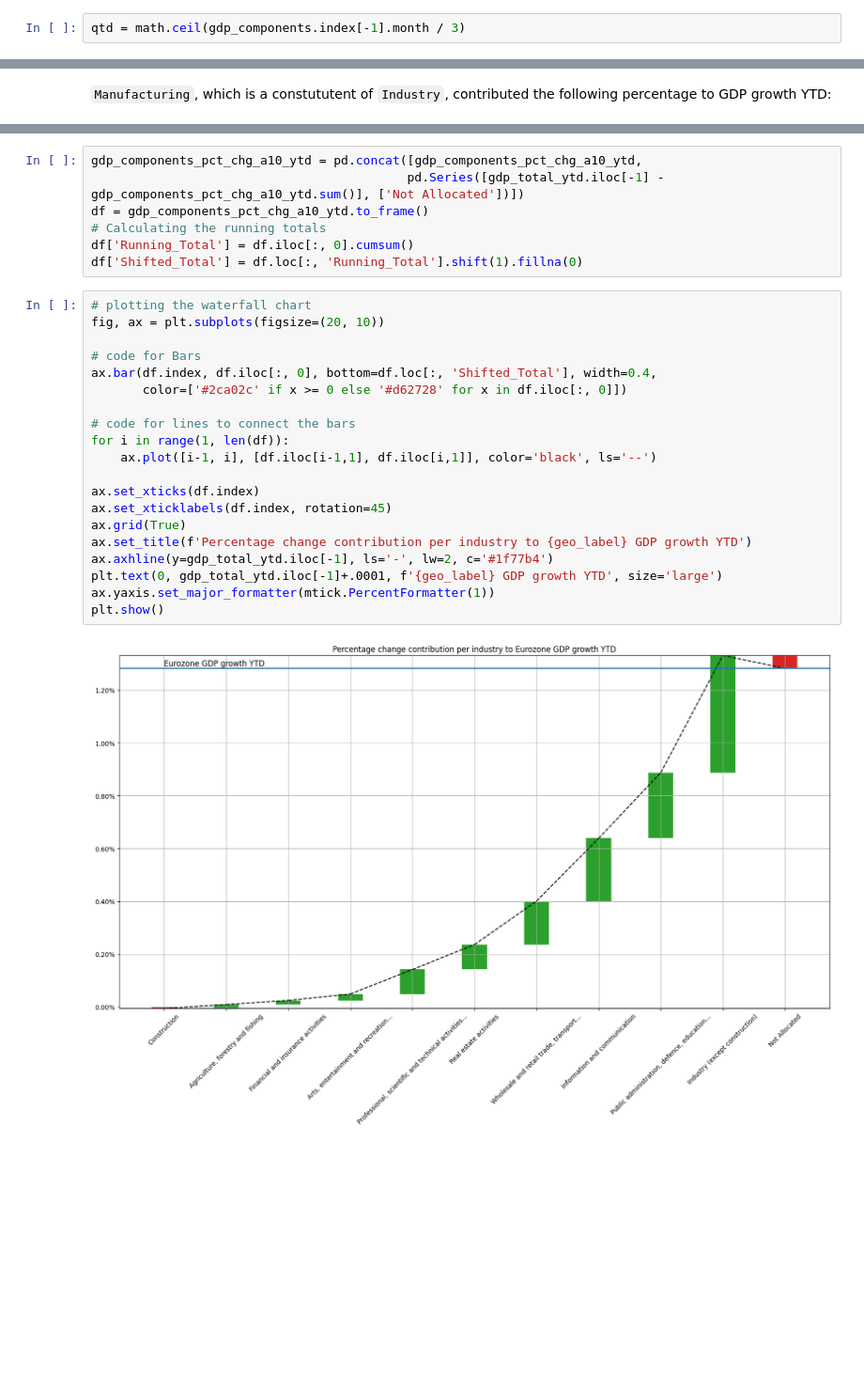
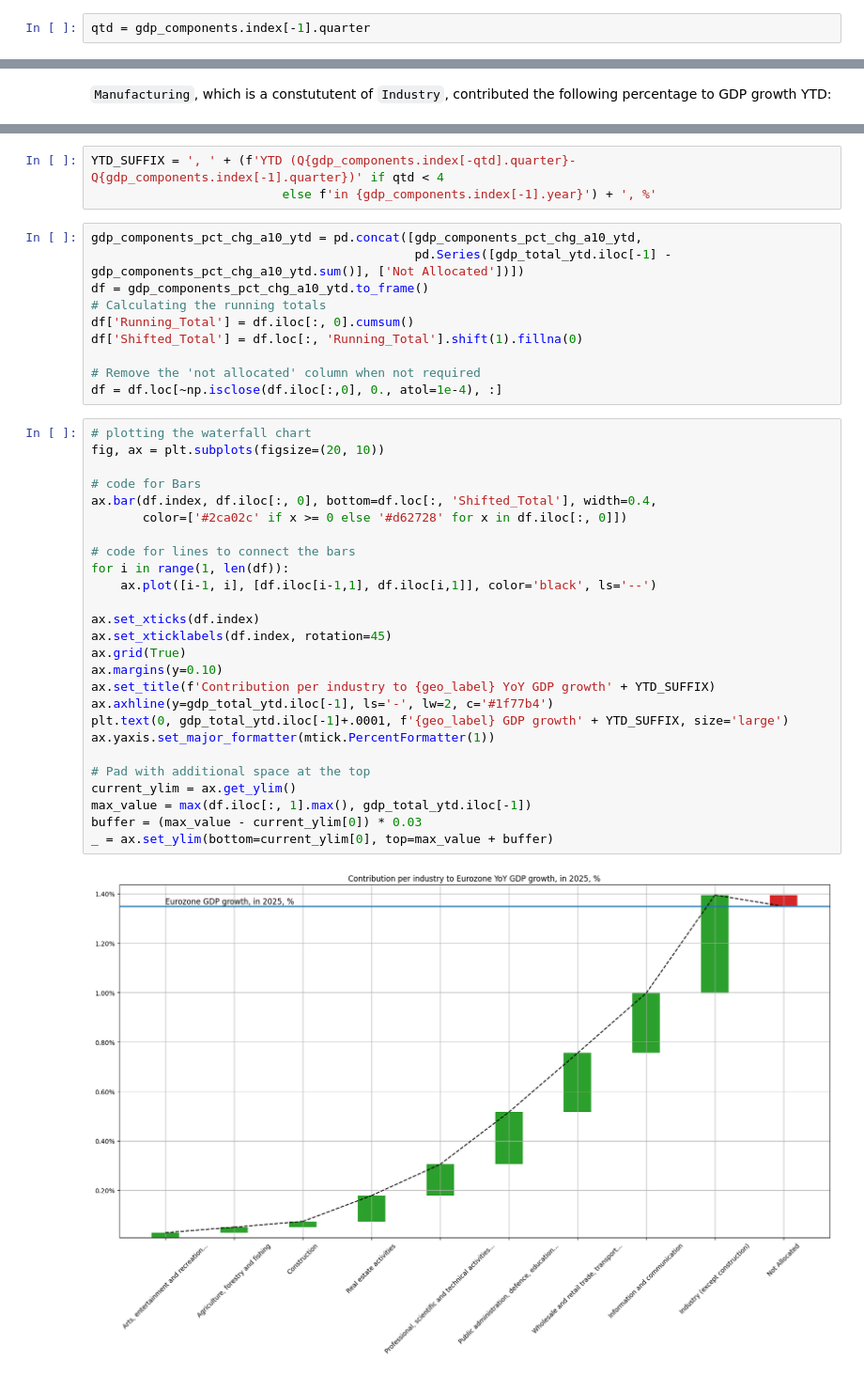
Before and after one commit to ilchen/EU_Economic_Data_Analysis, a Jupyter notebook: GDP_Composition_Eurozone.ipynb, the cells around one changed output, grey strips where cells are left out. Shown at 94% size. Saved outputs shown, nothing was run; the diff lists cells and outputs as text; blank space fills up the shorter version.

Commit message:
Improved visualisations in graphs

```diff
--- a/GDP_Composition_Eurozone.ipynb
+++ b/GDP_Composition_Eurozone.ipynb
@@ -258,5 +260,5 @@ YTD GDP grew by 1.28%
 # %%
-qtd = math.ceil(gdp_components.index[-1].month / 3)
+qtd = gdp_components.index[-1].quarter
 # %% [markdown]
 The following industries contributed below-stated percentage points to this growth:
 # %%
@@ -287,30 +289,42 @@ Manufacturing   0.47%
 Name: YTD to previous year, dtype: float64
+# %%
+YTD_SUFFIX = ', ' + (f'YTD (Q{gdp_components.index[-qtd].quarter}-Q{gdp_components.index[-1].quarter})' if qtd < 4
+                          else f'in {gdp_components.index[-1].year}') + ', %'
 # %%
 gdp_components_pct_chg_a10_ytd = pd.concat([gdp_components_pct_chg_a10_ytd,
-                                           pd.Series([gdp_total_ytd.iloc[-1] - gdp_components_pct_chg_a10_ytd.sum()], ['Not Allocated'])])
+                                            pd.Series([gdp_total_ytd.iloc[-1] - gdp_components_pct_chg_a10_ytd.sum()], ['Not Allocated'])])
 df = gdp_components_pct_chg_a10_ytd.to_frame()
 # Calculating the running totals
 df['Running_Total'] = df.iloc[:, 0].cumsum()
 df['Shifted_Total'] = df.loc[:, 'Running_Total'].shift(1).fillna(0)
+
+# Remove the 'not allocated' column when not required
+df = df.loc[~np.isclose(df.iloc[:,0], 0., atol=1e-4), :]
 # %%
 # plotting the waterfall chart
 fig, ax = plt.subplots(figsize=(20, 10))
 
 # code for Bars
 ax.bar(df.index, df.iloc[:, 0], bottom=df.loc[:, 'Shifted_Total'], width=0.4,
        color=['#2ca02c' if x >= 0 else '#d62728' for x in df.iloc[:, 0]])
 
 # code for lines to connect the bars
 for i in range(1, len(df)):
     ax.plot([i-1, i], [df.iloc[i-1,1], df.iloc[i,1]], color='black', ls='--')
 
 ax.set_xticks(df.index)
 ax.set_xticklabels(df.index, rotation=45)
 ax.grid(True)
-ax.set_title(f'Percentage change contribution per industry to {geo_label} GDP growth YTD')
+ax.margins(y=0.10)
+ax.set_title(f'Contribution per industry to {geo_label} YoY GDP growth' + YTD_SUFFIX)
 ax.axhline(y=gdp_total_ytd.iloc[-1], ls='-', lw=2, c='#1f77b4')
-plt.text(0, gdp_total_ytd.iloc[-1]+.0001, f'{geo_label} GDP growth YTD', size='large')
+plt.text(0, gdp_total_ytd.iloc[-1]+.0001, f'{geo_label} GDP growth' + YTD_SUFFIX, size='large')
 ax.yaxis.set_major_formatter(mtick.PercentFormatter(1))
-plt.show()
+
+# Pad with additional space at the top
+current_ylim = ax.get_ylim()
+max_value = max(df.iloc[:, 1].max(), gdp_total_ytd.iloc[-1])
+buffer = (max_value - current_ylim[0]) * 0.03
+_ = ax.set_ylim(bottom=current_ylim[0], top=max_value + buffer)
 # %% [output]
-[figure, old version]
+[figure, new version]
```
Also changed, not shown: parts of 14 cells of this notebook.
